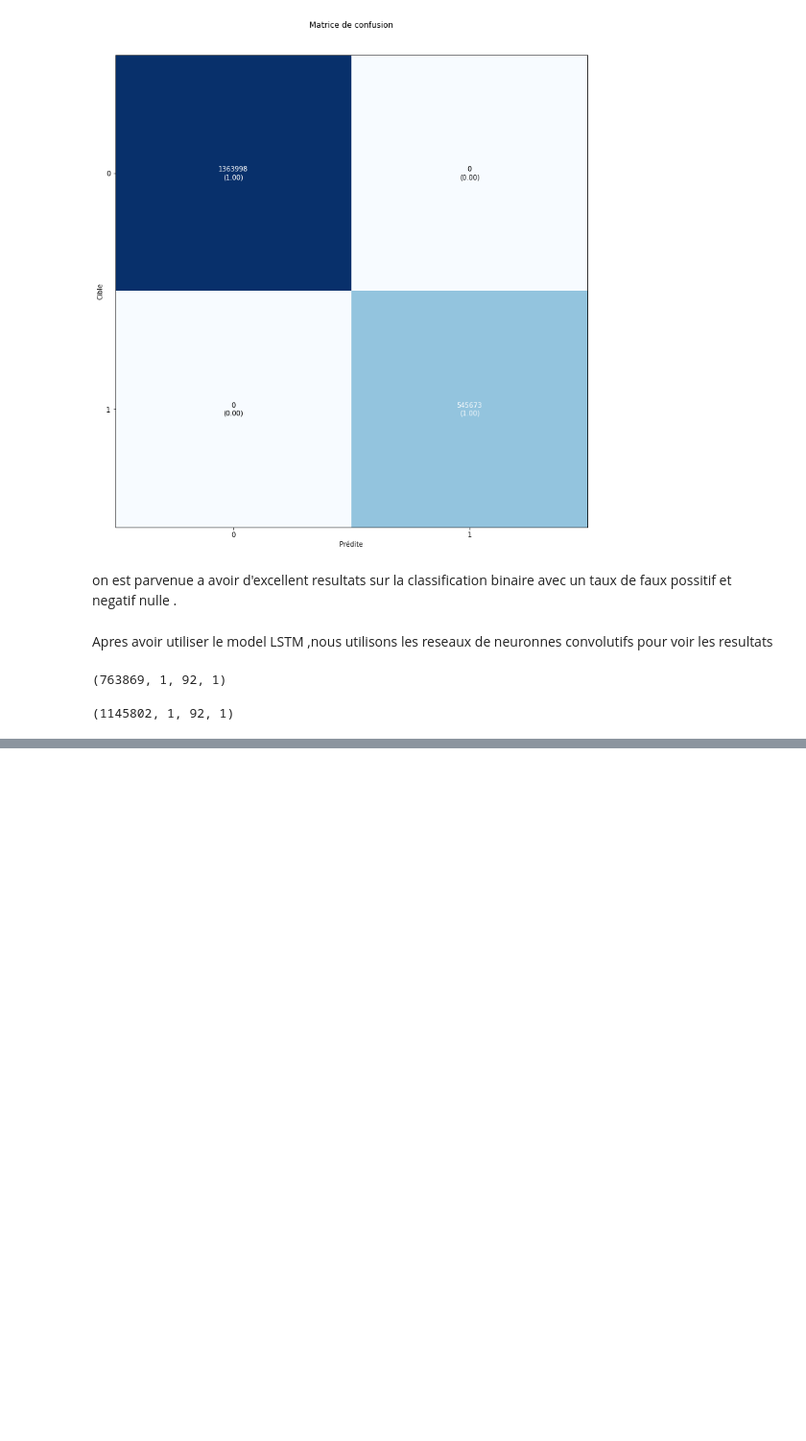
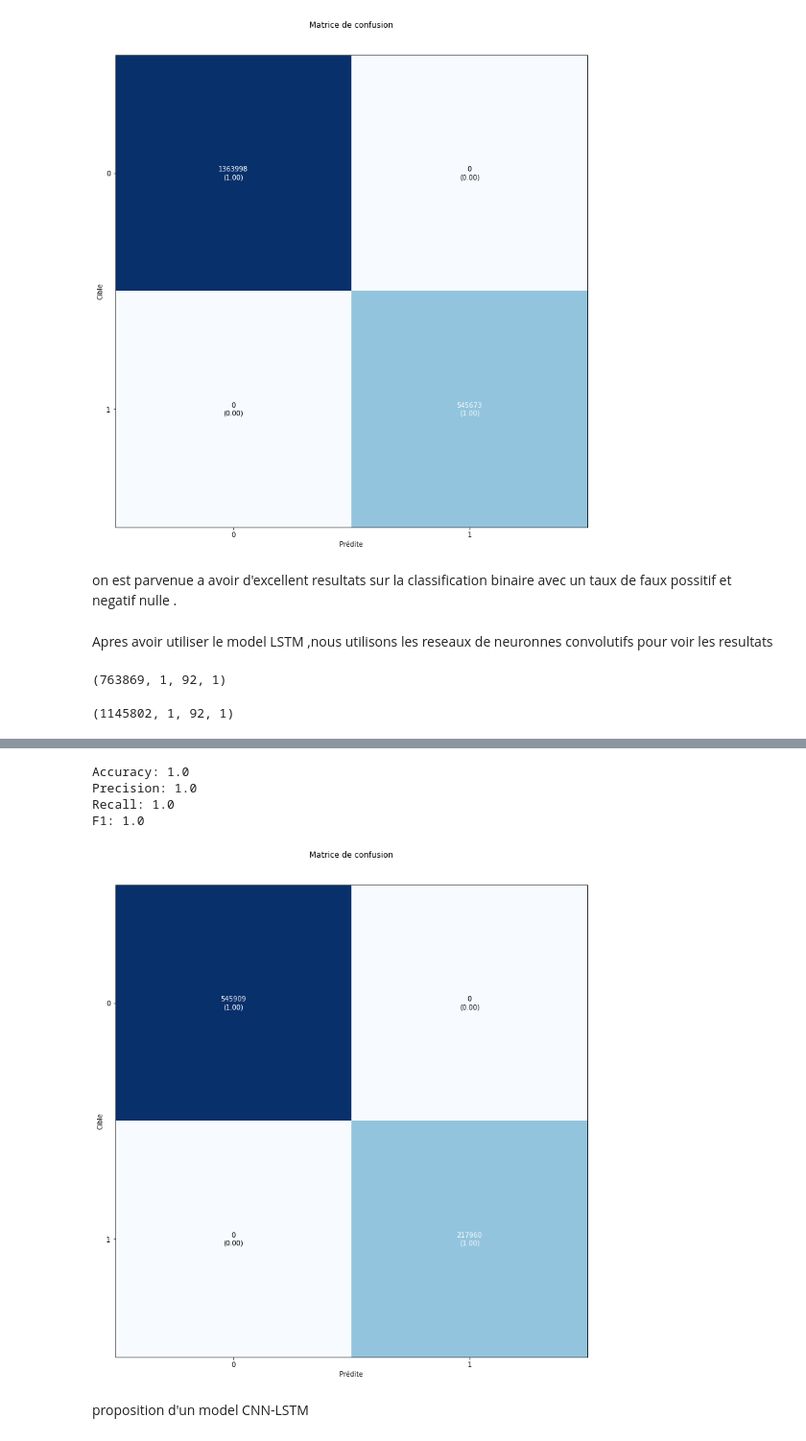
Before and after one commit to ismailasy/Deep_IOT_Network_Anomaly_Detection, a Jupyter notebook: etude_dataset_iot_iiot.ipynb, the cells around one changed output, grey strips where cells are left out. Shown at 96% size. Drawn from its saved outputs; the diff is of its cells as text; code cells hidden in the pictures; blank space fills up the shorter version.

```diff
--- a/etude_dataset_iot_iiot.ipynb
+++ b/etude_dataset_iot_iiot.ipynb
@@ -473,0 +506,32 @@ history_cnn = CNN_model.fit(X_train_cnn,ytrain,validation_data=(X_test_cnn,ytest
+# %%
+from sklearn import metrics
+y_pred_cnn = CNN_model.predict(X_test_cnn)
+y_pred_cnn = np.argmax(y_pred_cnn,axis=1)
+y_true = np.argmax(ytest,axis=1)
+
+print("Accuracy: {}" .format(metrics.accuracy_score(y_true, y_pred_cnn)))
+print("Precision: {}" .format(metrics.precision_score(y_true, y_pred_cnn, average='macro')))
+print("Recall: {}" .format(metrics.recall_score(y_true, y_pred_cnn, average='macro')))
+print("F1: {}" .format(metrics.f1_score(y_true, y_pred_cnn, average='macro')))
+# %% [output]
+Accuracy: 1.0
+Precision: 1.0
+Recall: 1.0
+F1: 1.0
+# %%
+from mlxtend.plotting import plot_confusion_matrix
+def plot_confusing_matrix (y_compare,pred,n_categories):
+
+  cm = metrics.confusion_matrix(y_true, y_pred_cnn)
+  plot_confusion_matrix(conf_mat=cm,figsize=(13,13),show_normed=True)
+  plt.title('Matrice de confusion')
+  plt.ylabel('Cible')
+  plt.xlabel('Prédite')
+  plt.show()
+# %%
+# Matrice de confusion
+plot_confusing_matrix(y_true,y_pred_cnn,2)
+# %% [output]
+[figure, added]
+# %% [markdown]
+proposition d'un model CNN-LSTM
```
Also changed, not shown: parts of 12 cells of this notebook.
